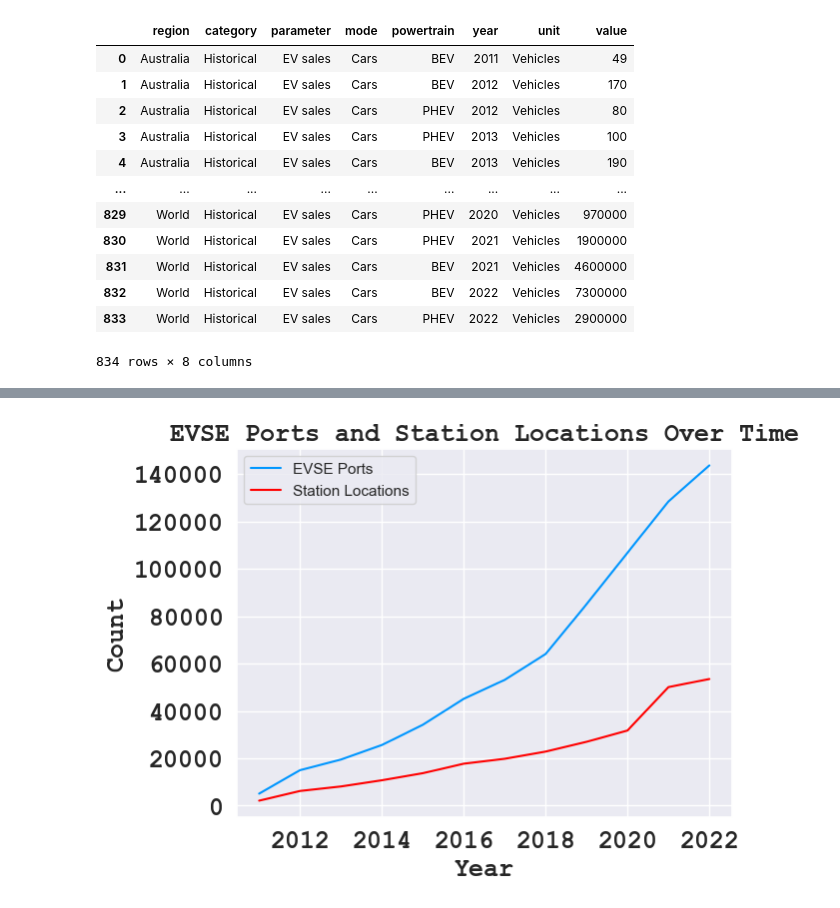
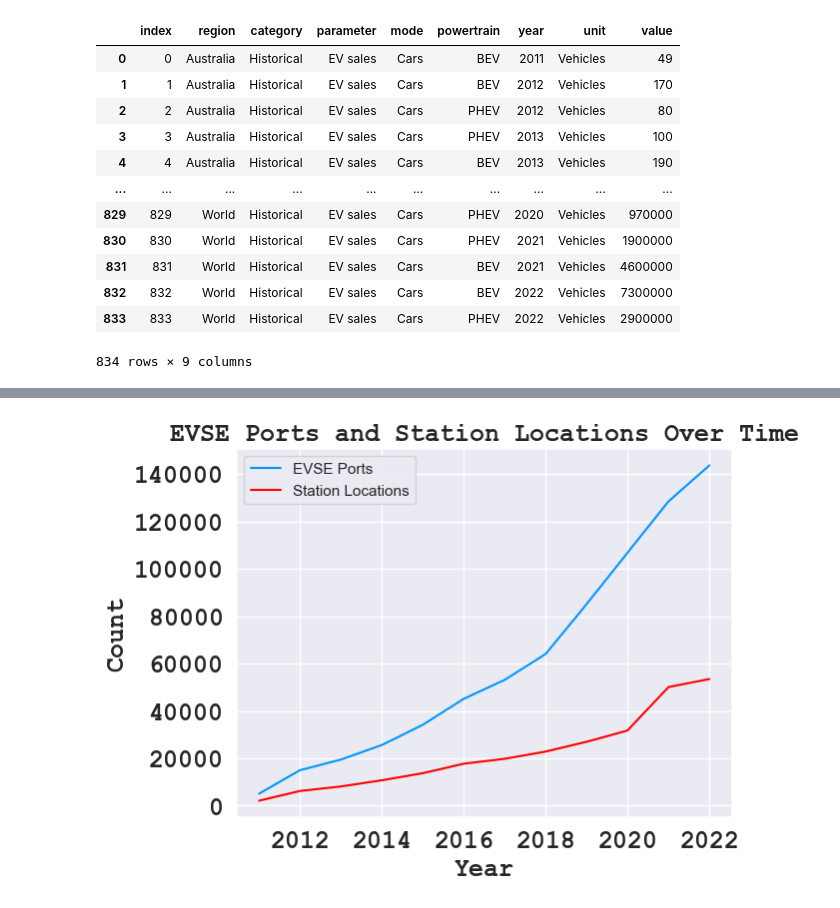
Before and after one commit to Blake-Singewald/Project_3, a Jupyter notebook: Project3_Starter.ipynb, the cells around one changed output, grey strips where cells are left out. Cells and saved outputs as stored; diff of their text form; code cells hidden in the pictures.

Commit message:
Add files via upload
Integrated SQLite3 into the ipynb files to better utilize database features
Also updated the visuals on the file and added more graphs

```diff
--- a/Project3_Starter.ipynb
+++ b/Project3_Starter.ipynb
@@ -1,36 +1,38 @@
 # %%
 #Dependencies and Setup
-
+import sqlite3
 import matplotlib.pyplot as plt
 import seaborn as sns
 import pandas as pd
 import scipy.stats as st
 import matplotlib.ticker as ticker
 import numpy as np
 import pprint
 
-#Import the CSVs
+#Import the Tables from SQlite3
 
-ev_sales_path = "archive/IEA-EV-dataEV salesCarsHistorical.csv"
-stations_path = "archive/US_Public_and_Private_Electric.csv"
+connection = sqlite3.connect("project3.db")
 
-ev_sales_data = pd.read_csv(ev_sales_path)
-stations_data = pd.read_csv(stations_path)
+stations_data = pd.read_sql_query("SELECT * FROM station_data", connection)
+
+ev_sales_data = pd.read_sql_query("SELECT * FROM ev_sales_data", connection)
+
+state_data = pd.read_sql_query("SELECT * FROM state_data", connection)
 
 display(ev_sales_data)
 # %% [output]
-|  | region | category | parameter | mode | powertrain | year | unit | value |
-| 0 | Australia | Historical | EV sales | Cars | BEV | 2011 | Vehicles | 49 |
-| 1 | Australia | Historical | EV sales | Cars | BEV | 2012 | Vehicles | 170 |
-| 2 | Australia | Historical | EV sales | Cars | PHEV | 2012 | Vehicles | 80 |
-| 3 | Australia | Historical | EV sales | Cars | PHEV | 2013 | Vehicles | 100 |
-| 4 | Australia | Historical | EV sales | Cars | BEV | 2013 | Vehicles | 190 |
-| ... | ... | ... | ... | ... | ... | ... | ... | ... |
-| 829 | World | Historical | EV sales | Cars | PHEV | 2020 | Vehicles | 970000 |
-| 830 | World | Historical | EV sales | Cars | PHEV | 2021 | Vehicles | 1900000 |
-| 831 | World | Historical | EV sales | Cars | BEV | 2021 | Vehicles | 4600000 |
-| 832 | World | Historical | EV sales | Cars | BEV | 2022 | Vehicles | 7300000 |
-| 833 | World | Historical | EV sales | Cars | PHEV | 2022 | Vehicles | 2900000 |
+|  | index | region | category | parameter | mode | powertrain | year | unit | value |
+| 0 | 0 | Australia | Historical | EV sales | Cars | BEV | 2011 | Vehicles | 49 |
+| 1 | 1 | Australia | Historical | EV sales | Cars | BEV | 2012 | Vehicles | 170 |
+| 2 | 2 | Australia | Historical | EV sales | Cars | PHEV | 2012 | Vehicles | 80 |
+| 3 | 3 | Australia | Historical | EV sales | Cars | PHEV | 2013 | Vehicles | 100 |
+| 4 | 4 | Australia | Historical | EV sales | Cars | BEV | 2013 | Vehicles | 190 |
+| ... | ... | ... | ... | ... | ... | ... | ... | ... | ... |
+| 829 | 829 | World | Historical | EV sales | Cars | PHEV | 2020 | Vehicles | 970000 |
+| 830 | 830 | World | Historical | EV sales | Cars | PHEV | 2021 | Vehicles | 1900000 |
+| 831 | 831 | World | Historical | EV sales | Cars | BEV | 2021 | Vehicles | 4600000 |
+| 832 | 832 | World | Historical | EV sales | Cars | BEV | 2022 | Vehicles | 7300000 |
+| 833 | 833 | World | Historical | EV sales | Cars | PHEV | 2022 | Vehicles | 2900000 |
-834 rows × 8 columns
+834 rows × 9 columns
 # %%
 display(stations_data)
```
Also changed, not shown: parts of 17 cells of this notebook, 1 other file.
